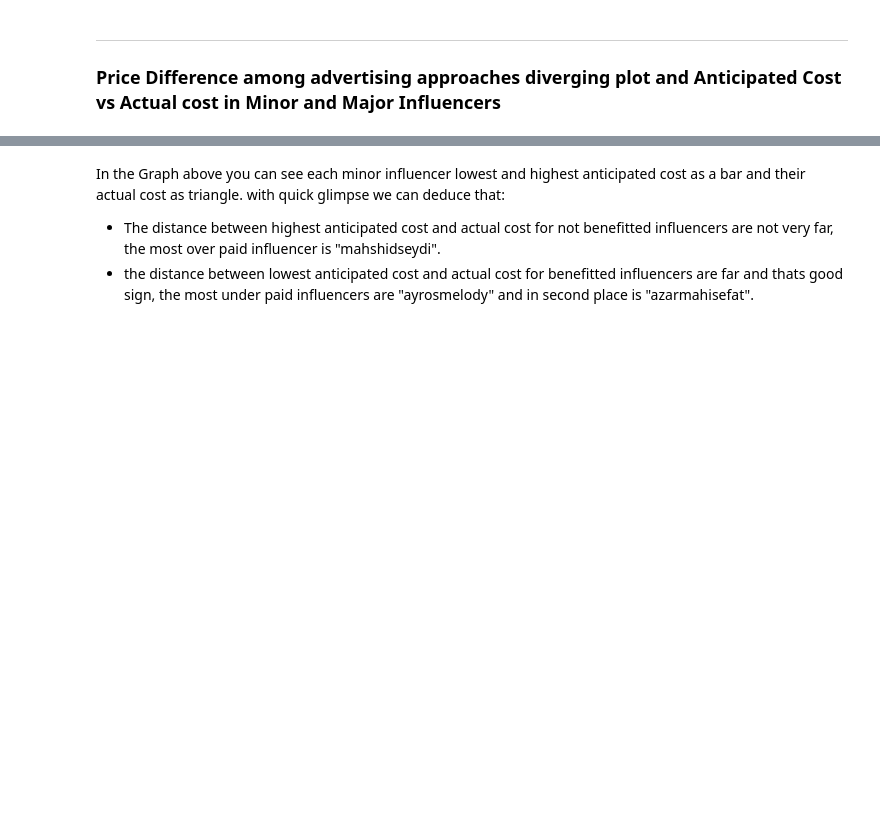
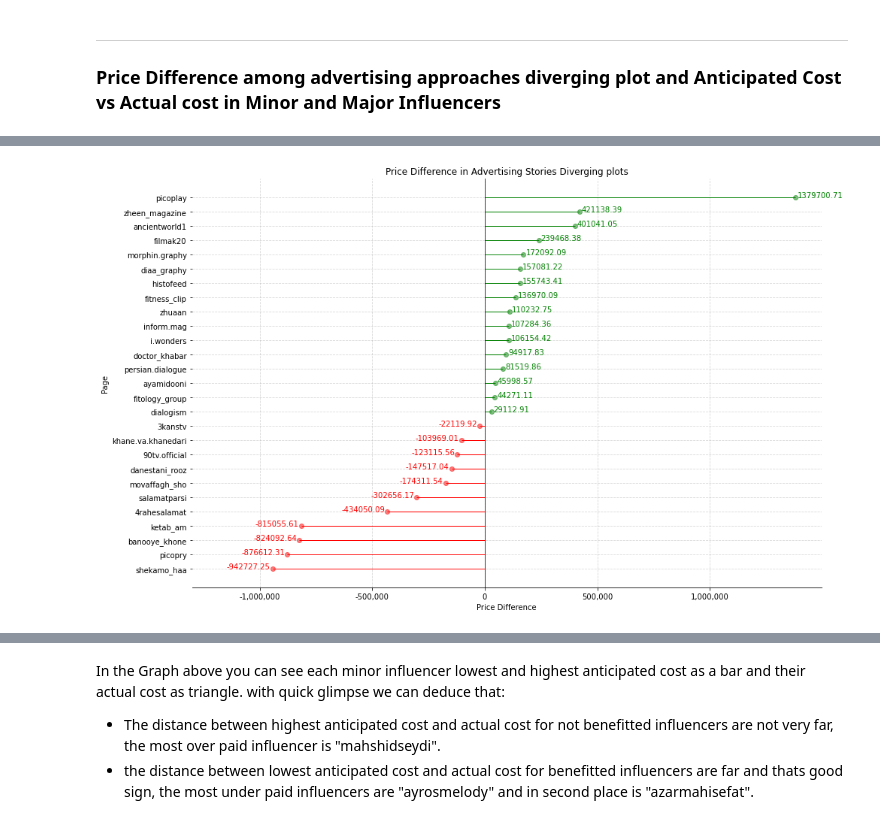
Before and after one commit to SimplyRamin/Pull-Up-Campaign-Analysis, a Jupyter notebook: Main.ipynb, the cells around one changed output, grey strips where cells are left out. Saved outputs shown, nothing was run; the diff lists cells and outputs as text; code cells hidden in the pictures; blank space fills up the shorter version.

```diff
--- a/Main.ipynb
+++ b/Main.ipynb
@@ -403,33 +497,37 @@ ax = fig.add_subplot()
 ax.hlines(y = temp_df.index, xmin = 0 , color = colors,  xmax = temp_df['price_difference'], linewidth = 1)
 for x, y in zip(temp_df['price_difference'], temp_df['name']):
     c = None
     if x < 0:
         c = 'red'
     elif x > 0:
         c = 'green'
     else:
         c = 'goldenrod'
     ax.text(x - 10000 if x < 0 else x + 10000,
              y,
              round(x, 2),
              color = c,
              horizontalalignment='right' if x < 0 else 'left',
              size = 10)
     ax.scatter(x,
                 y,
                 color = c,
                 alpha = 0.5)
 ax.set_title("Price Difference in Advertising Stories Diverging plots")
 ax.set_xlim(-1_300_000)
 ax.set_xlabel("Price Difference")
 ax.set_ylabel("Page")
 ax.grid(linestyle='--', alpha=0.5)
 ax.set_yticks(temp_df.index)
 ax.spines["top"].set_color("None")
 ax.spines["left"].set_color("None")
 ax.spines['right'].set_position(('data',0))
 ax.spines['right'].set_color('black')
+ax.get_xaxis().set_major_formatter(
+    matplotlib.ticker.FuncFormatter(lambda x, p: format(int(x), ',')))
 plt.show()
+# %% [output]
+[figure, added]
 # %%
 x1 = influencer['lowest_cost_per_view']
 x2 = influencer['highest_cost_per_view']
```
Also changed, not shown: parts of 64 cells of this notebook, 2 other files.
